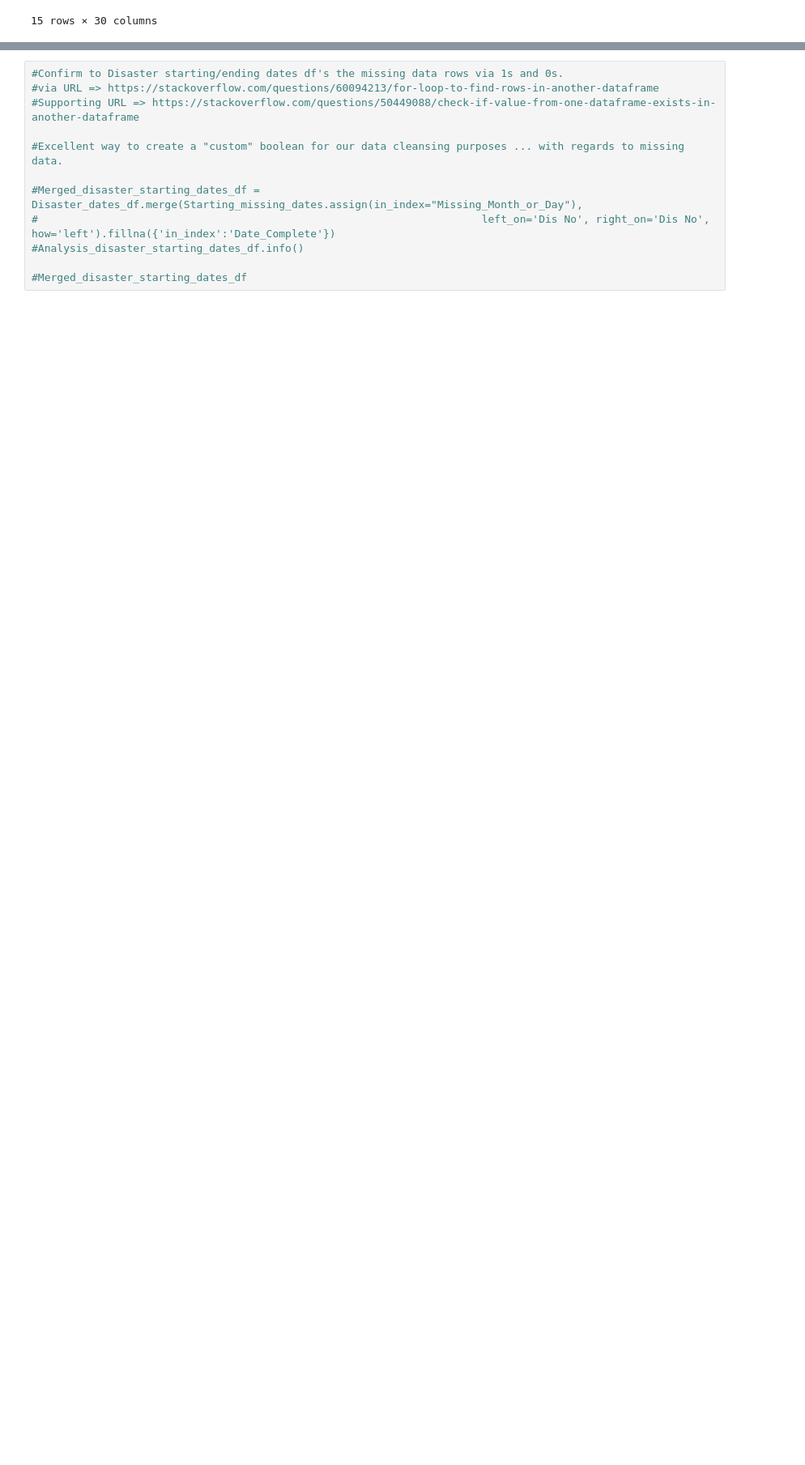
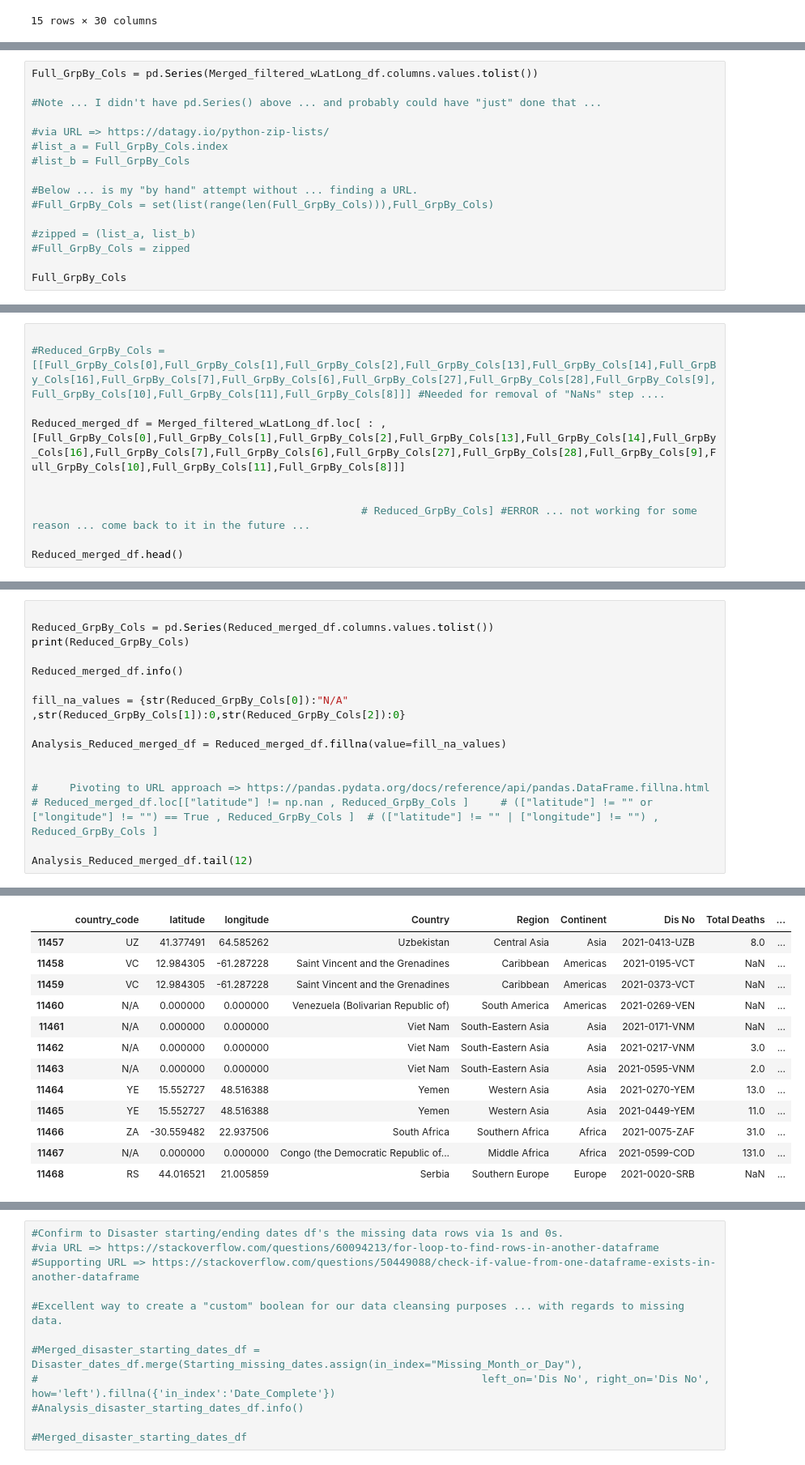
Before and after one commit to Ao-27/Project3_NaturalDisastersDataReview, a Jupyter notebook: CountryFocused_DF_csv.ipynb, the cells around one changed output, grey strips where cells are left out. Shown: that part at 81% size. Cells and saved outputs as stored; diff of their text form; blank space fills up the shorter version.

Commit message:
initial lat_long filtered DF

```diff
--- a/CountryFocused_DF_csv.ipynb
+++ b/CountryFocused_DF_csv.ipynb
@@ -221,0 +207,16 @@ memory usage: 2.7+ MB
+# %%
+Full_GrpBy_Cols = pd.Series(Merged_filtered_wLatLong_df.columns.values.tolist())
+
+#Note ... I didn't have pd.Series() above ... and probably could have "just" done that ...
+
+#via URL => https://datagy.io/python-zip-lists/
+#list_a = Full_GrpBy_Cols.index
+#list_b = Full_GrpBy_Cols
+
+#Below ... is my "by hand" attempt without ... finding a URL.
+#Full_GrpBy_Cols = set(list(range(len(Full_GrpBy_Cols))),Full_GrpBy_Cols)
+
+#zipped = (list_a, list_b)
+#Full_GrpBy_Cols = zipped
+
+Full_GrpBy_Cols
@@ -221,0 +241,10 @@ memory usage: 2.7+ MB
+# %%
+
+#Reduced_GrpBy_Cols = [[Full_GrpBy_Cols[0],Full_GrpBy_Cols[1],Full_GrpBy_Cols[2],Full_GrpBy_Cols[13],Full_GrpBy_Cols[14],Full_GrpBy_Cols[16],Full_GrpBy_Cols[7],Full_GrpBy_Cols[6],Full_GrpBy_Cols[27],Full_GrpBy_Cols[28],Full_GrpBy_Cols[9],Full_GrpBy_Cols[10],Full_GrpBy_Cols[11],Full_GrpBy_Cols[8]]] #Needed for removal of "NaNs" step ....
+
+Reduced_merged_df = Merged_filtered_wLatLong_df.loc[ : , [Full_GrpBy_Cols[0],Full_GrpBy_Cols[1],Full_GrpBy_Cols[2],Full_GrpBy_Cols[13],Full_GrpBy_Cols[14],Full_GrpBy_Cols[16],Full_GrpBy_Cols[7],Full_GrpBy_Cols[6],Full_GrpBy_Cols[27],Full_GrpBy_Cols[28],Full_GrpBy_Cols[9],Full_GrpBy_Cols[10],Full_GrpBy_Cols[11],Full_GrpBy_Cols[8]]]
+
+
+                                                    # Reduced_GrpBy_Cols] #ERROR ... not working for some reason ... come back to it in the future ...
+
+Reduced_merged_df.head()
@@ -221,0 +258,17 @@ memory usage: 2.7+ MB
+# %%
+
+Reduced_GrpBy_Cols = pd.Series(Reduced_merged_df.columns.values.tolist())
+print(Reduced_GrpBy_Cols)
+
+Reduced_merged_df.info()
+
+fill_na_values = {str(Reduced_GrpBy_Cols[0]):"N/A" ,str(Reduced_GrpBy_Cols[1]):0,str(Reduced_GrpBy_Cols[2]):0}
+
+Analysis_Reduced_merged_df = Reduced_merged_df.fillna(value=fill_na_values)
+
+
+#     Pivoting to URL approach => https://pandas.pydata.org/docs/reference/api/pandas.DataFrame.fillna.html
+# Reduced_merged_df.loc[["latitude"] != np.nan , Reduced_GrpBy_Cols ]     # (["latitude"] != "" or ["longitude"] != "") == True , Reduced_GrpBy_Cols ]  # (["latitude"] != "" | ["longitude"] != "") , Reduced_GrpBy_Cols ]
+
+Analysis_Reduced_merged_df.tail(12)
+# %% [output]
@@ -221,0 +292,13 @@ memory usage: 2.7+ MB
+|  | country_code | latitude | longitude | Country | Region | Continent | Dis No | Total Deaths | ... |
+| 11457 | UZ | 41.377491 | 64.585262 | Uzbekistan | Central Asia | Asia | 2021-0413-UZB | 8.0 | ... |
+| 11458 | VC | 12.984305 | -61.287228 | Saint Vincent and the Grenadines | Caribbean | Americas | 2021-0195-VCT | NaN | ... |
+| 11459 | VC | 12.984305 | -61.287228 | Saint Vincent and the Grenadines | Caribbean | Americas | 2021-0373-VCT | NaN | ... |
+| 11460 | N/A | 0.000000 | 0.000000 | Venezuela (Bolivarian Republic of) | South America | Americas | 2021-0269-VEN | NaN | ... |
+| 11461 | N/A | 0.000000 | 0.000000 | Viet Nam | South-Eastern Asia | Asia | 2021-0171-VNM | NaN | ... |
+| 11462 | N/A | 0.000000 | 0.000000 | Viet Nam | South-Eastern Asia | Asia | 2021-0217-VNM | 3.0 | ... |
+| 11463 | N/A | 0.000000 | 0.000000 | Viet Nam | South-Eastern Asia | Asia | 2021-0595-VNM | 2.0 | ... |
+| 11464 | YE | 15.552727 | 48.516388 | Yemen | Western Asia | Asia | 2021-0270-YEM | 13.0 | ... |
+| 11465 | YE | 15.552727 | 48.516388 | Yemen | Western Asia | Asia | 2021-0449-YEM | 11.0 | ... |
+| 11466 | ZA | -30.559482 | 22.937506 | South Africa | Southern Africa | Africa | 2021-0075-ZAF | 31.0 | ... |
+| 11467 | N/A | 0.000000 | 0.000000 | Congo (the Democratic Republic of... | Middle Africa | Africa | 2021-0599-COD | 131.0 | ... |
+| 11468 | RS | 44.016521 | 21.005859 | Serbia | Southern Europe | Europe | 2021-0020-SRB | NaN | ... |
```
Also changed, not shown: parts of 13 cells of this notebook, 1 other file.
